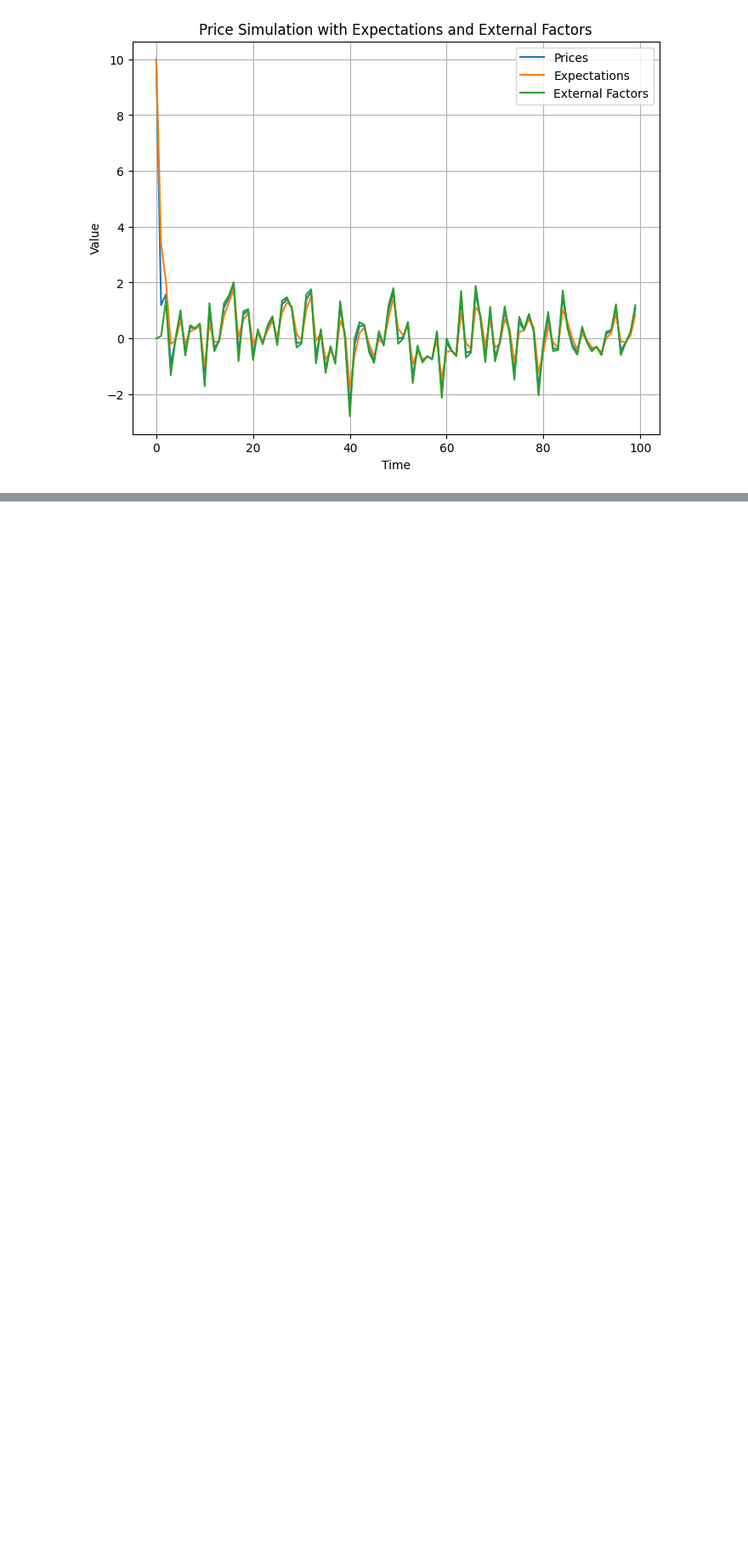
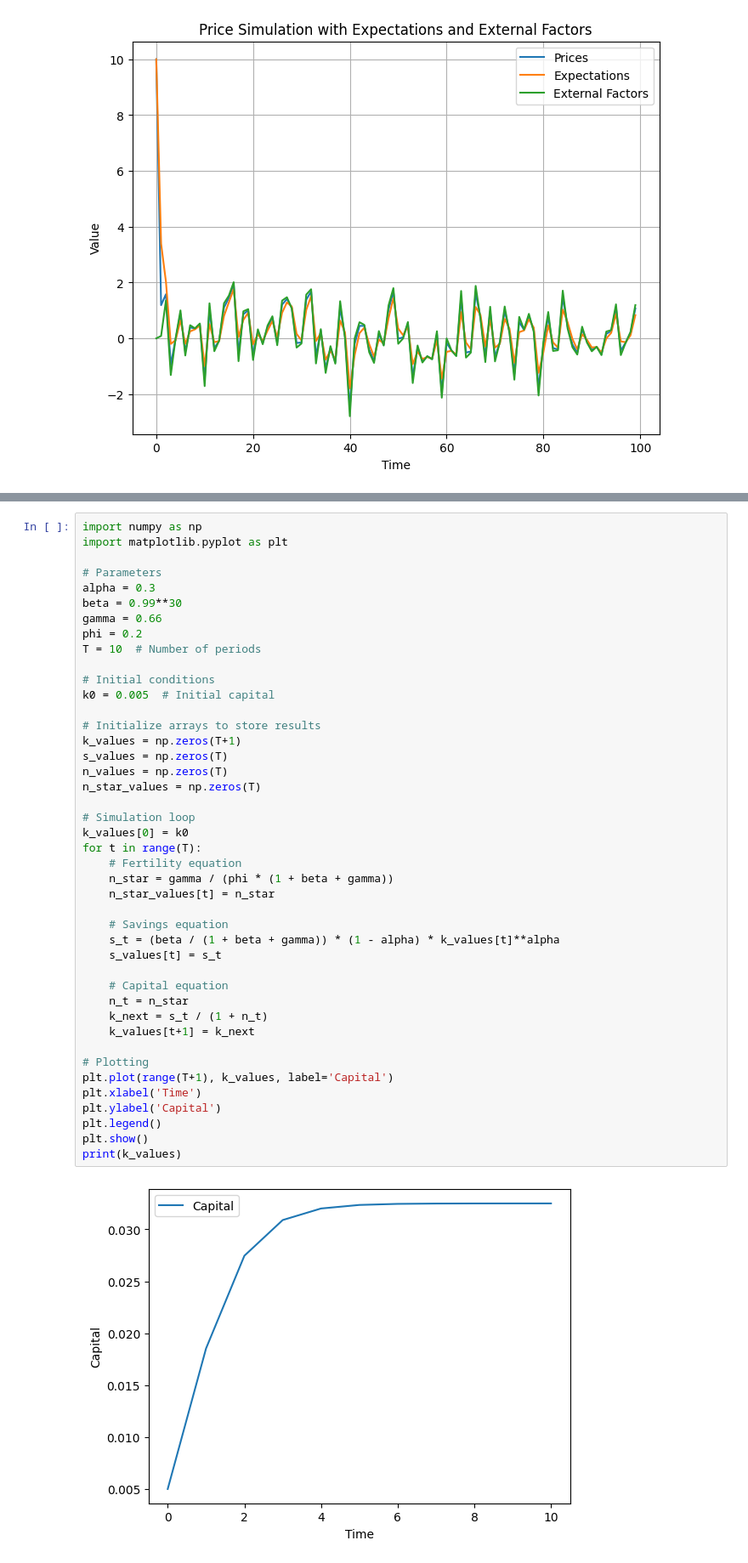
Before and after one commit to thanhqtran/tohoku_bootcamp, a Jupyter notebook: summer2023/math/simul_code.ipynb, the cells around one changed output, grey strips where cells are left out. Shown: that part at 85% size. Cells and saved outputs as stored; diff of their text form; blank space fills up the shorter version.

Commit message:
add code for simul

```diff
--- a/summer2023/math/simul_code.ipynb
+++ b/summer2023/math/simul_code.ipynb
@@ -281,0 +288,45 @@ plt.grid(True)
+# %%
+import numpy as np
+import matplotlib.pyplot as plt
+
+# Parameters
+alpha = 0.3
+beta = 0.99**30
+gamma = 0.66
+phi = 0.2
+T = 10  # Number of periods
+
+# Initial conditions
+k0 = 0.005  # Initial capital
+
+# Initialize arrays to store results
+k_values = np.zeros(T+1)
+s_values = np.zeros(T)
+n_values = np.zeros(T)
+n_star_values = np.zeros(T)
+
+# Simulation loop
+k_values[0] = k0
+for t in range(T):
+    # Fertility equation
+    n_star = gamma / (phi * (1 + beta + gamma))
+    n_star_values[t] = n_star
+
+    # Savings equation
+    s_t = (beta / (1 + beta + gamma)) * (1 - alpha) * k_values[t]**alpha
+    s_values[t] = s_t
+
+    # Capital equation
+    n_t = n_star
+    k_next = s_t / (1 + n_t)
+    k_values[t+1] = k_next
+
+# Plotting
+plt.plot(range(T+1), k_values, label='Capital')
+plt.xlabel('Time')
+plt.ylabel('Capital')
+plt.legend()
+plt.show()
+print(k_values)
+# %% [output]
+[figure, added]
```
Also changed, not shown: parts of 4 cells of this notebook.
